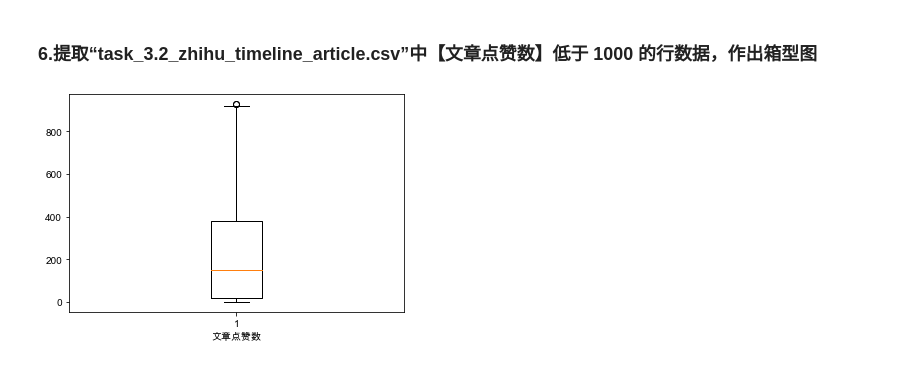
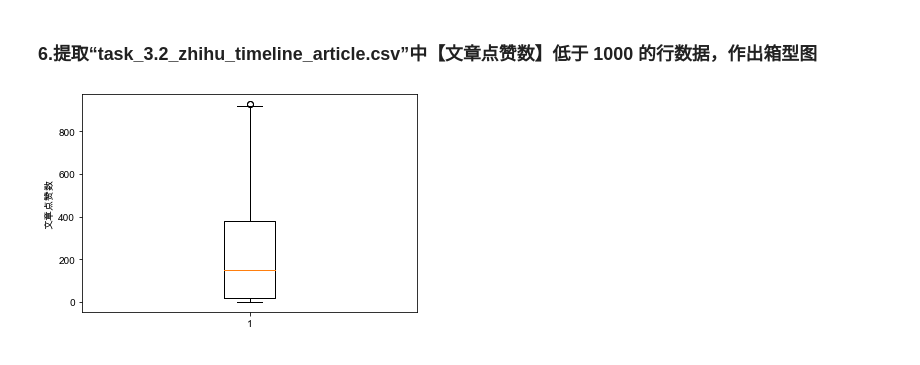
Before and after one commit to chenjj28/crossin, a Jupyter notebook: 数据可视化小组/exercise3.ipynb, the cells around one changed output. Drawn from its saved outputs; the diff is of its cells as text; code cells hidden in the pictures.

```diff
--- a/数据可视化小组/exercise3.ipynb
+++ b/数据可视化小组/exercise3.ipynb
@@ -69,8 +69,8 @@ plt.show()
 # %%
 df3 = zhihu_data_article[zhihu_data_article.文章点赞数<1000]
 data = df3['文章点赞数'].values.tolist()
 plt.boxplot(data)
-plt.xlabel('文章点赞数')
+plt.ylabel('文章点赞数')
 plt.show()
 # %% [output]
-[figure, old version]
+[figure, new version]
```
